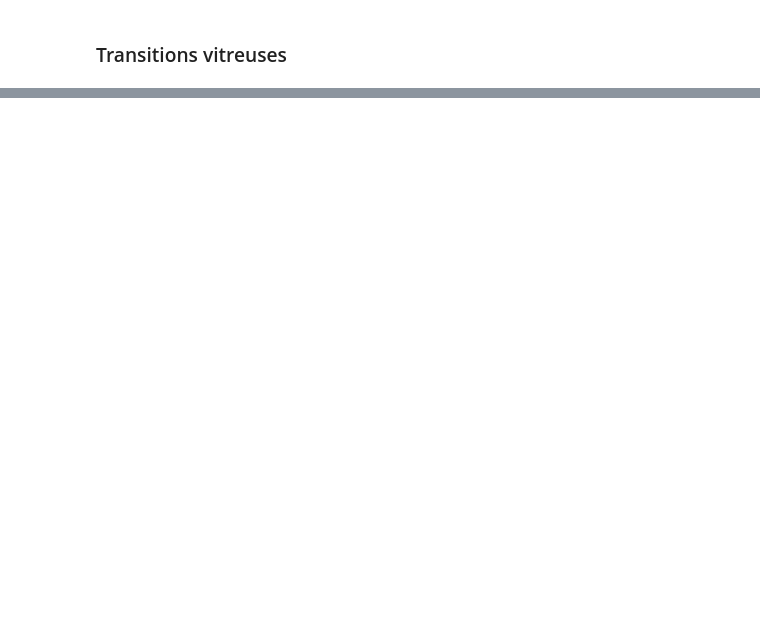
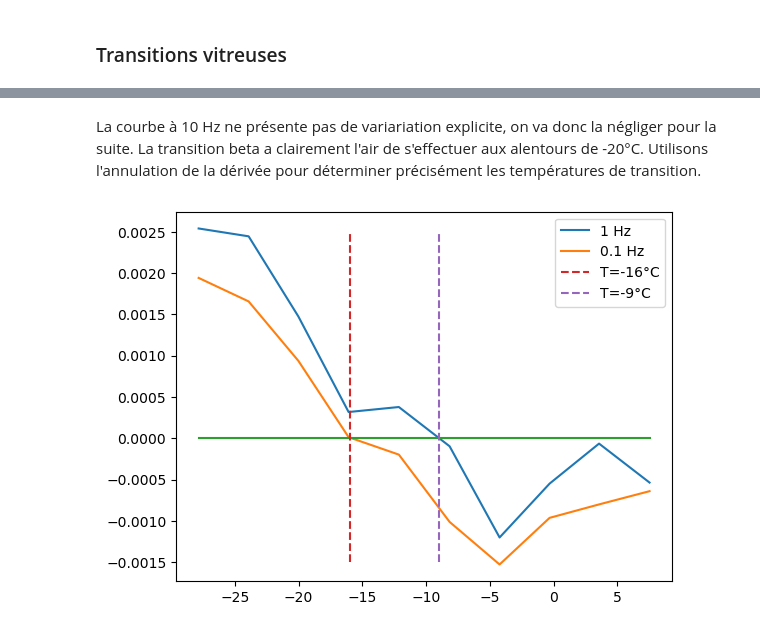
Before and after one commit to noamguillou/MPI-TP7, a Jupyter notebook: TP7.ipynb, the cells around one changed output, grey strips where cells are left out. Cells and saved outputs as stored; diff of their text form; code cells hidden in the pictures; blank space fills up the shorter version.

```diff
--- a/TP7.ipynb
+++ b/TP7.ipynb
@@ -87,0 +124,12 @@ A 0.1 HZ, la transition vitreuse se situe à 125.0 °C
+# %%
+#PMMA120----------------------------------------------------------------------
+X=[]
+Y = []
+for i in range(3):
+    X.append((1/R)*((1/(Ea120[i]+273.15))-(1/(Ea120[0]+273.15))))
+    Y.append(np.log(freq[0]/freq[i]))
+lm = linear_model.LinearRegression()
+X = np.array(X).reshape(-1, 1)
+Y = np.array(Y).reshape(-1, 1)
+lm.fit(X, Y)
+print(f"Energie d'activation pour PMMA120 : {lm.coef_*1e-3} kJ/mol")
@@ -87,0 +138,12 @@ A 0.1 HZ, la transition vitreuse se situe à 125.0 °C
+# %%
+#PMMA3500----------------------------------------------------------------------
+X=[]
+Y = []
+for i in range(3):
+    X.append((1/R)*((1/(Ea3500[i]+273.15))-(1/(Ea3500[0]+273.15))))
+    Y.append(np.log(freq[0]/freq[i]))
+lm = linear_model.LinearRegression()
+X = np.array(X).reshape(-1, 1)
+Y = np.array(Y).reshape(-1, 1)
+lm.fit(X, Y)
+print(f"Energie d'activation pour PMMA3500 : {lm.coef_*1e-3} kJ/mol")
@@ -87,0 +166,14 @@ A 0.1 HZ, la transition vitreuse se situe à 125.0 °C
+# %% [markdown]
+La courbe à 10 Hz ne présente pas de variariation explicite, on va donc la négliger pour la suite. La transition beta a clairement l'air de s'effectuer aux alentours de -20°C. Utilisons l'annulation de la dérivée pour déterminer précisément les températures de transition.
+# %%
+plt.plot(PMMA80['Temp(C)'][25:35], np.gradient(PMMA80['Tan Delta1,'][25:35],PMMA80['Temp(C)'][25:35]), label='1 Hz')
+plt.plot(PMMA80['Temp(C)'][25:35], np.gradient(PMMA80['Tan Delta,1'][25:35],PMMA80['Temp(C)'][25:35]), label='0.1 Hz')
+plt.plot(PMMA80['Temp(C)'][25:35],[0 for i in range(len(PMMA80['Temp(C)'][25:35]))])
+plt.plot([-16 for i in range(len(PMMA80['Temp(C)'][25:35]))],
+         [x for x in np.linspace(-0.0015, 0.0025, len(PMMA80['Temp(C)'][25:35]))], '--', label='T=-16°C')
+plt.plot([-9 for i in range(len(PMMA80['Temp(C)'][25:35]))],
+         [x for x in np.linspace(-0.0015, 0.0025, len(PMMA80['Temp(C)'][25:35]))], '--', label='T=-9°C')
+plt.legend()
+plt.show()
+# %% [output]
+[figure, added]
```
Also changed, not shown: parts of 16 cells of this notebook.
